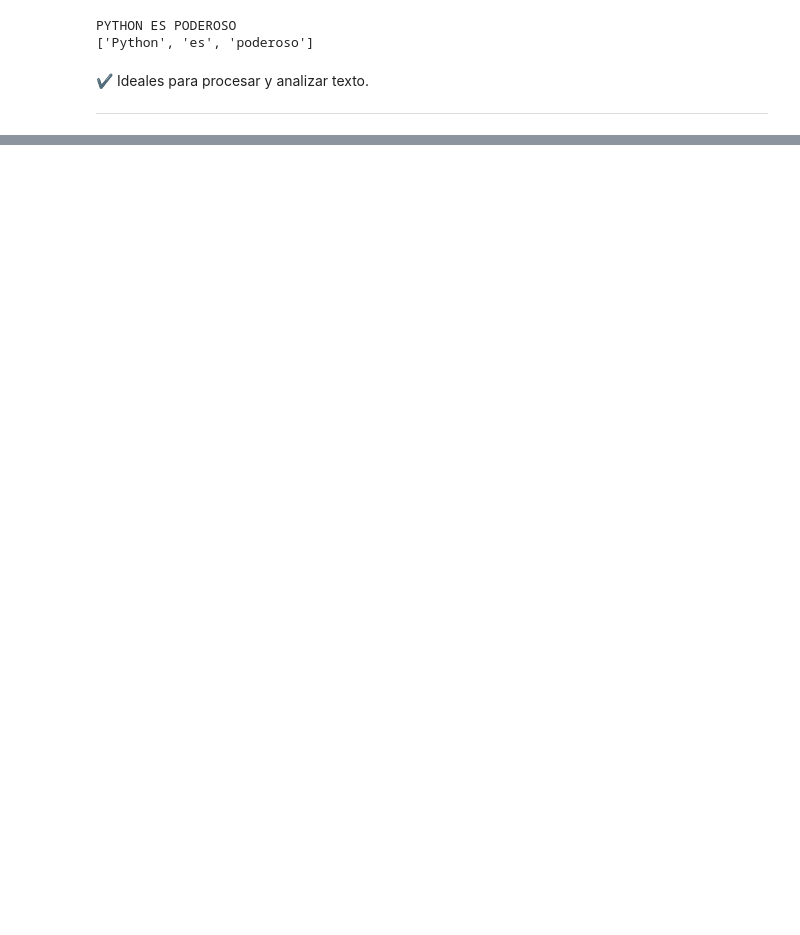
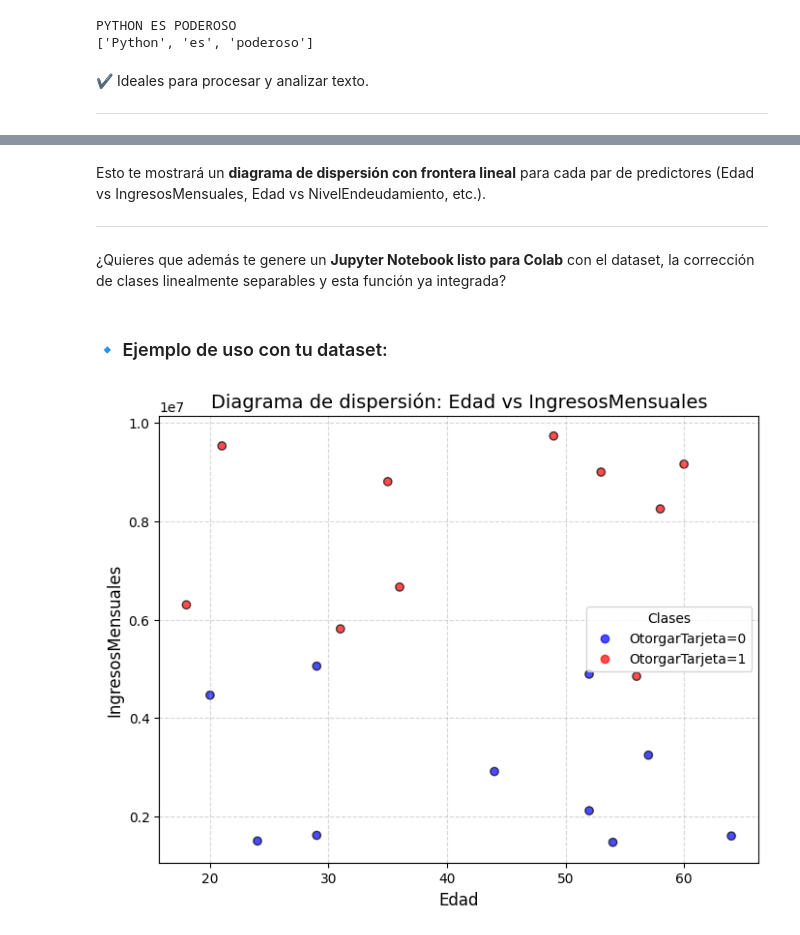
Before and after one commit to marco-canas/ml_dl_intro, a Jupyter notebook: 2_planificacion/3_dl/geron/10_chapter/pag_307_geron_ed_2/pagina_307.ipynb, the cells around one changed output, grey strips where cells are left out. Cells and saved outputs as stored; diff of their text form; code cells hidden in the pictures; blank space fills up the shorter version.

```diff
--- a/2_planificacion/3_dl/geron/10_chapter/pag_307_geron_ed_2/pagina_307.ipynb
+++ b/2_planificacion/3_dl/geron/10_chapter/pag_307_geron_ed_2/pagina_307.ipynb
@@ -561,0 +798,57 @@ En equipos de 3:
+# %% [markdown]
+
+Esto te mostrará un **diagrama de dispersión con frontera lineal** para cada par de predictores (Edad vs IngresosMensuales, Edad vs NivelEndeudamiento, etc.).
+
+---
+# %% [markdown]
+
+¿Quieres que además te genere un **Jupyter Notebook listo para Colab** con el dataset, la corrección de clases linealmente separables y esta función ya integrada?
+# %%
+import matplotlib.pyplot as plt
+
+def scatter_predictores(df, col_x, col_y, target='OtorgarTarjeta'):
+    """
+    Genera un diagrama de dispersión entre dos atributos predictivos,
+    coloreando por la variable objetivo.
+
+    Parámetros:
+    -----------
+    df : pandas.DataFrame
+        Dataset con los atributos y la variable objetivo.
+    col_x : str
+        Nombre de la columna a ubicar en el eje X.
+    col_y : str
+        Nombre de la columna a ubicar en el eje Y.
+    target : str (default='OtorgarTarjeta')
+        Nombre de la variable objetivo para colorear.
+    """
+    plt.figure(figsize=(8,6))
+    scatter = plt.scatter(
+        df[col_x],
+        df[col_y],
+        c=df[target],
+        cmap='bwr',   # azul = 0, rojo = 1
+        alpha=0.7,
+        edgecolors='k'
+    )
+
+    plt.xlabel(col_x, fontsize=12)
+    plt.ylabel(col_y, fontsize=12)
+    plt.title(f'Diagrama de dispersión: {col_x} vs {col_y}', fontsize=14)
+
+    # Leyenda para clases
+    handles, _ = scatter.legend_elements(prop="colors")
+    labels = [f"{target}=0", f"{target}=1"]
+    plt.legend(handles, labels, title="Clases")
+
+    plt.grid(True, linestyle='--', alpha=0.5)
+    plt.show()
+# %% [markdown]
+### 🔹 Ejemplo de uso con tu dataset:
+# %%
+
+
+# Diagrama de dispersión Edad vs IngresosMensuales
+scatter_predictores(df, 'Edad', 'IngresosMensuales')
+# %% [output]
+[figure, added]
```
Also changed, not shown: parts of 55 cells of this notebook, 2 other files.
